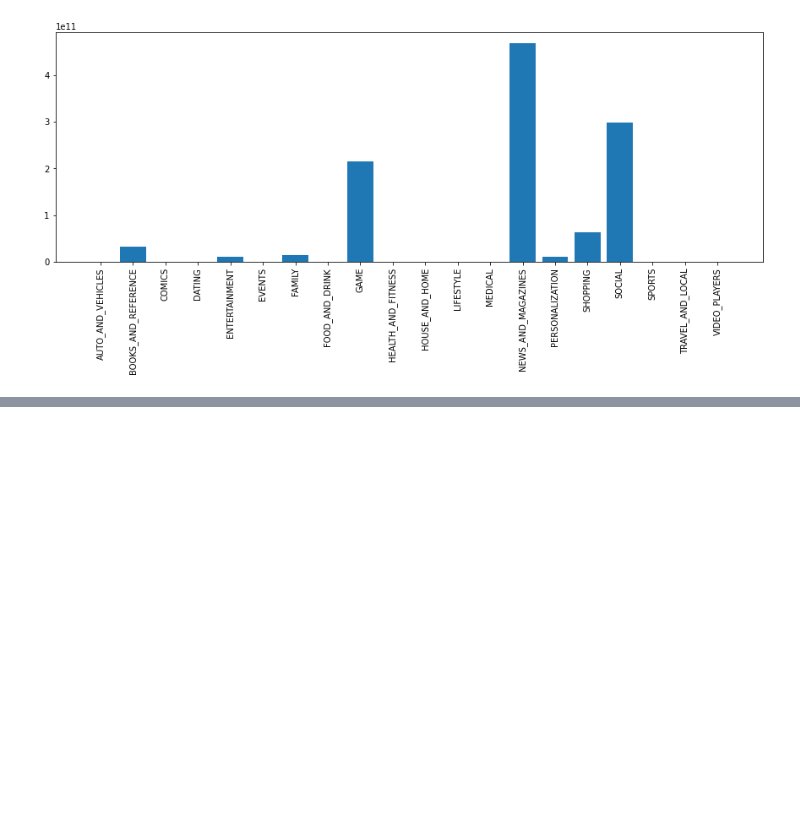
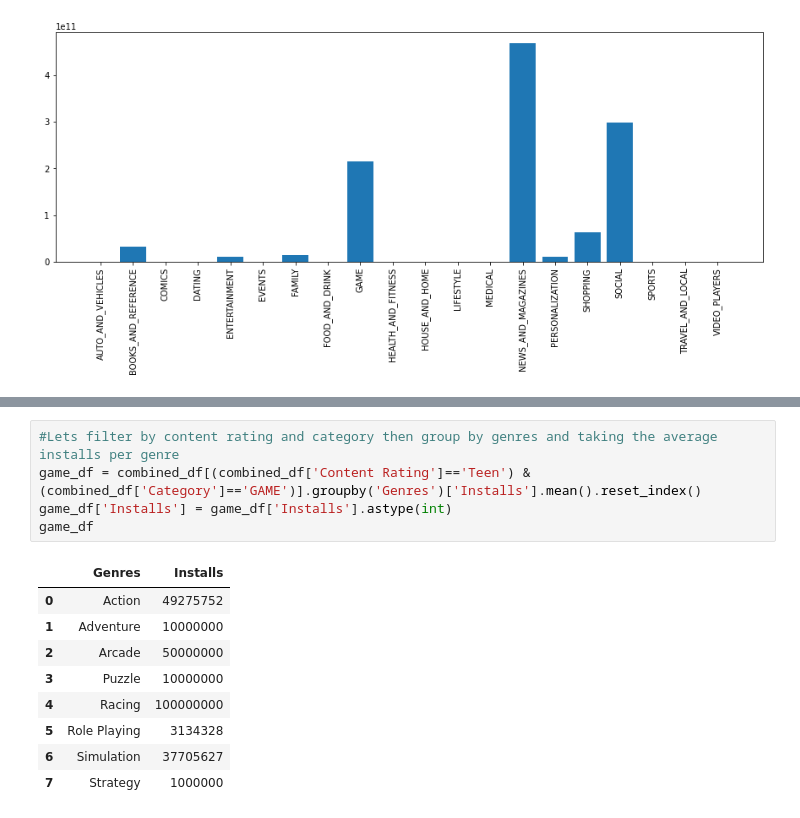
Before and after one commit to Preetirai-tech/Play-Store-App-Review-Analysis, a Jupyter notebook: Play_Store_App_Review_Analysis_Capstone_Project.ipynb, the cells around one changed output, grey strips where cells are left out. Cells and saved outputs as stored; diff of their text form; blank space fills up the shorter version.

```diff
--- a/Play_Store_App_Review_Analysis_Capstone_Project.ipynb
+++ b/Play_Store_App_Review_Analysis_Capstone_Project.ipynb
@@ -673,0 +676,15 @@ plt.show()
+# %%
+#Lets filter by content rating and category then group by genres and taking the average installs per genre
+game_df = combined_df[(combined_df['Content Rating']=='Teen') & (combined_df['Category']=='GAME')].groupby('Genres')['Installs'].mean().reset_index()
+game_df['Installs'] = game_df['Installs'].astype(int)
+game_df
+# %% [output]
+|  | Genres | Installs |
+| 0 | Action | 49275752 |
+| 1 | Adventure | 10000000 |
+| 2 | Arcade | 50000000 |
+| 3 | Puzzle | 10000000 |
+| 4 | Racing | 100000000 |
+| 5 | Role Playing | 3134328 |
+| 6 | Simulation | 37705627 |
+| 7 | Strategy | 1000000 |
```
Also changed, not shown: parts of 1 cell of this notebook.
